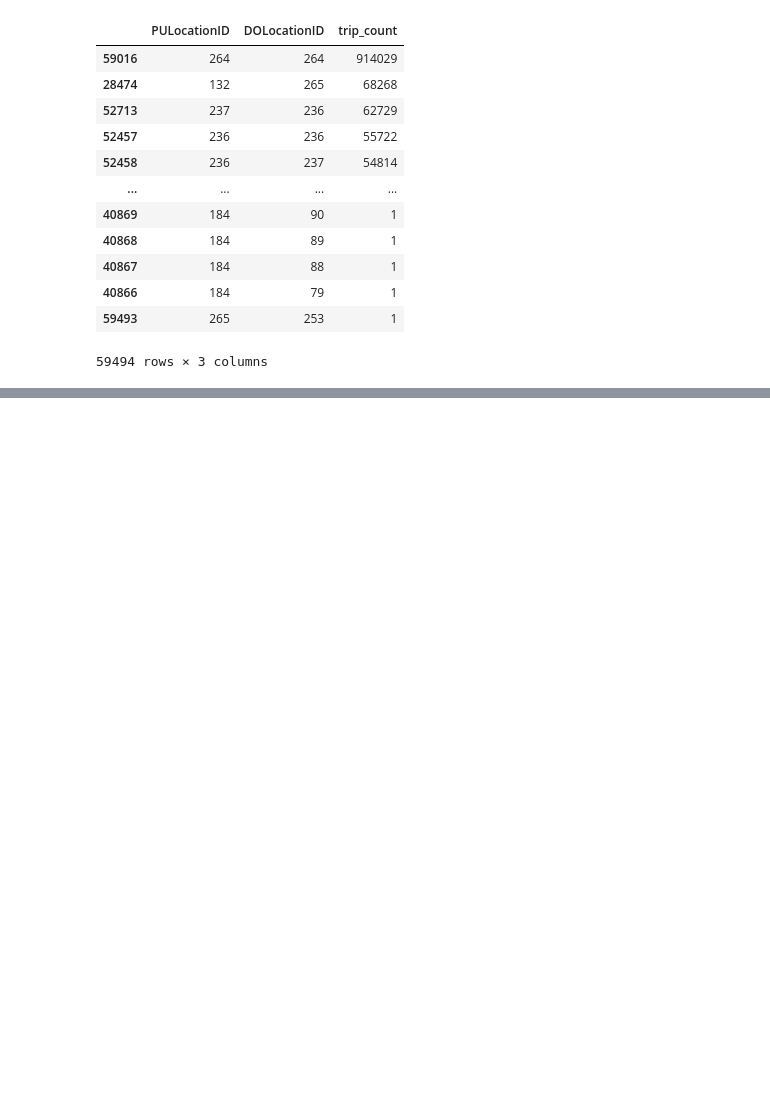
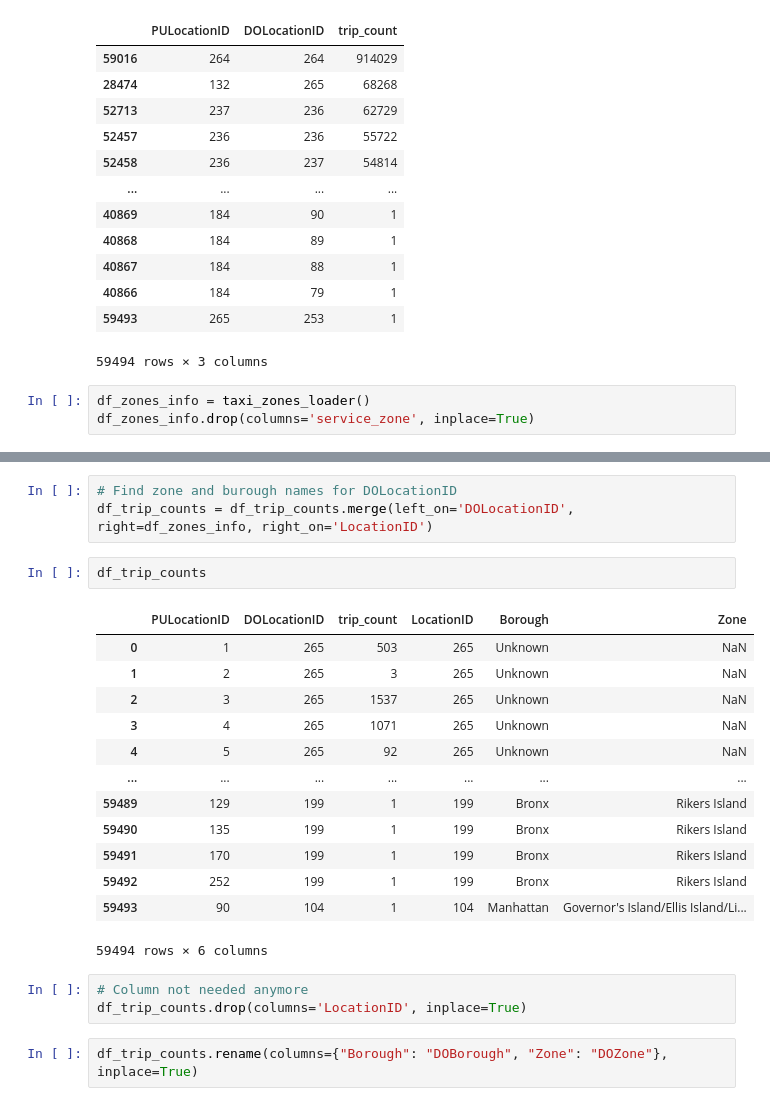
Before and after one commit to nilsriekers/data-literacy-project, a Jupyter notebook: exp/exp203_Preprocessing_Tests.ipynb, the cells around one changed output, grey strips where cells are left out. Drawn from its saved outputs; the diff is of its cells as text; blank space fills up the shorter version.

```diff
--- a/exp/exp203_Preprocessing_Tests.ipynb
+++ b/exp/exp203_Preprocessing_Tests.ipynb
@@ -274,3 +276,6 @@ df_trip_counts.sort_values(by=['trip_count'], ascending=False)
 | 40866 | 184 | 79 | 1 |
 | 59493 | 265 | 253 | 1 |
 59494 rows × 3 columns
+# %%
+df_zones_info = taxi_zones_loader()
+df_zones_info.drop(columns='service_zone', inplace=True)
@@ -276,0 +314,24 @@ df_trip_counts.sort_values(by=['trip_count'], ascending=False)
+# %%
+# Find zone and burough names for DOLocationID
+df_trip_counts = df_trip_counts.merge(left_on='DOLocationID', right=df_zones_info, right_on='LocationID')
+# %%
+df_trip_counts
+# %% [output]
+|  | PULocationID | DOLocationID | trip_count | LocationID | Borough | Zone |
+| 0 | 1 | 265 | 503 | 265 | Unknown | NaN |
+| 1 | 2 | 265 | 3 | 265 | Unknown | NaN |
+| 2 | 3 | 265 | 1537 | 265 | Unknown | NaN |
+| 3 | 4 | 265 | 1071 | 265 | Unknown | NaN |
+| 4 | 5 | 265 | 92 | 265 | Unknown | NaN |
+| ... | ... | ... | ... | ... | ... | ... |
+| 59489 | 129 | 199 | 1 | 199 | Bronx | Rikers Island |
+| 59490 | 135 | 199 | 1 | 199 | Bronx | Rikers Island |
+| 59491 | 170 | 199 | 1 | 199 | Bronx | Rikers Island |
+| 59492 | 252 | 199 | 1 | 199 | Bronx | Rikers Island |
+| 59493 | 90 | 104 | 1 | 104 | Manhattan | Governor's Island/Ellis Island/Li... |
+59494 rows × 6 columns
+# %%
+# Column not needed anymore
+df_trip_counts.drop(columns='LocationID', inplace=True)
+# %%
+df_trip_counts.rename(columns={"Borough": "DOBorough", "Zone": "DOZone"}, inplace=True)
```
Also changed, not shown: parts of 8 cells of this notebook, 5 other files.
